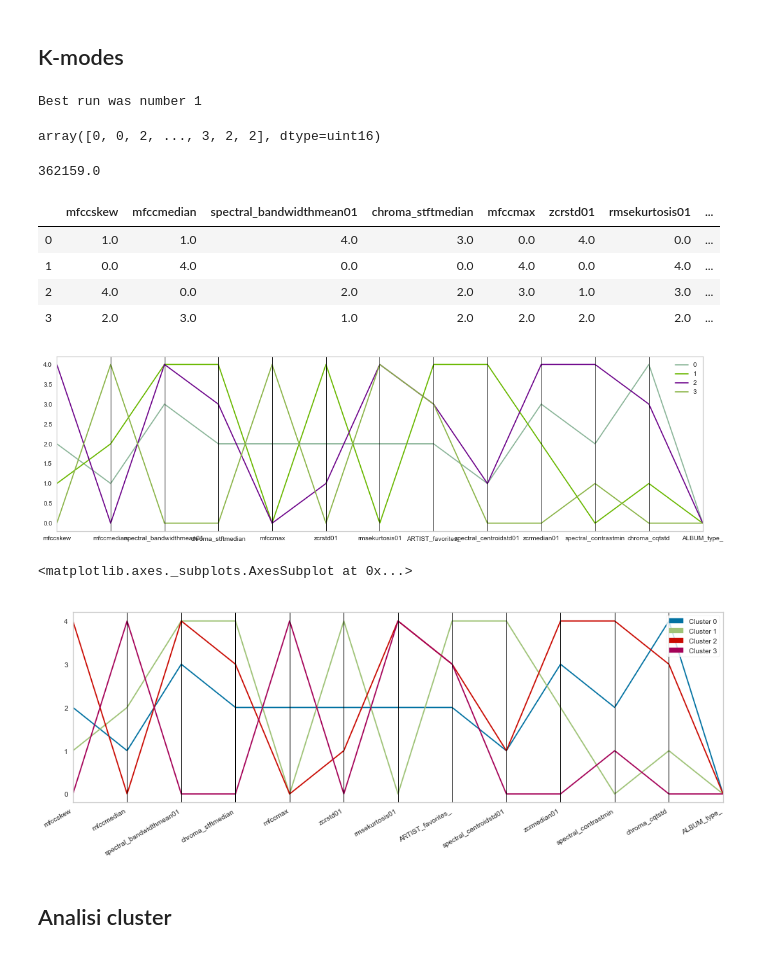
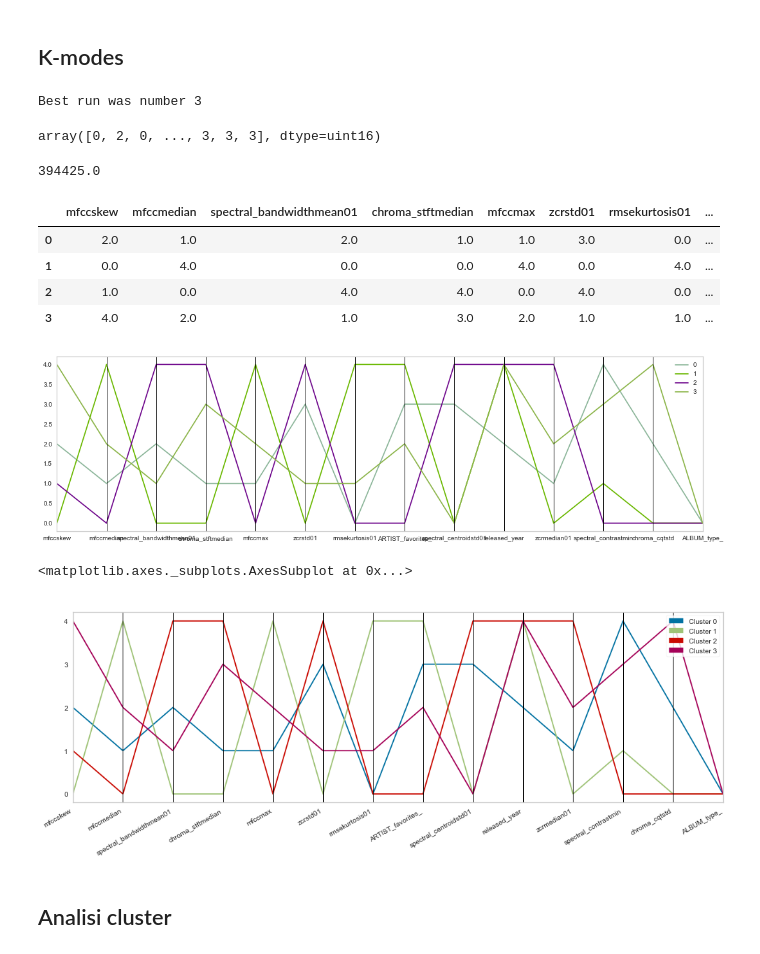
Before and after one commit to cri98li/Data-Mining-2-Project-ts-classification, a Jupyter notebook: Fase 4.3 - Transactional Clustering.ipynb, the cells around one changed output. Cells and saved outputs as stored; diff of their text form; code cells hidden in the pictures.

```diff
--- a/Fase 4.3 - Transactional Clustering.ipynb
+++ b/Fase 4.3 - Transactional Clustering.ipynb
@@ -212,7 +212,7 @@ attributi = [
     "rmsekurtosis01",
     "ARTIST_favorites_",
     "spectral_centroidstd01",
-    #"ALBUM_date_released_year_",
+    "ALBUM_date_released_year_",
     "zcrmedian01",
     "spectral_contrastmin",
     "chroma_cqtstd",
@@ -316,15 +316,15 @@ km = KModes(n_clusters=n_cluster, init='Huang', n_init=5, verbose=1, n_jobs=-1)
 
 clusters = km.fit_predict(X)
 # %% [output]
-Best run was number 1
+Best run was number 3
 # %%
 clusters
 # %% [output]
-array([0, 0, 2, ..., 3, 2, 2], dtype=uint16)
+array([0, 2, 0, ..., 3, 3, 3], dtype=uint16)
 # %%
 km.cost_
 # %% [output]
-362159.0
+394425.0
 # %%
 centroids = km.cluster_centroids_
 # %%
@@ -333,21 +333,22 @@ clusters_df = pd.DataFrame({'mfccskew': centroids[:, 0], 'mfccmedian': centroids
                             'chroma_stftmedian': centroids[:, 3], 'mfccmax': centroids[:, 4],
                             'zcrstd01': centroids[:, 5], 'rmsekurtosis01': centroids[:, 6],
                             'ARTIST_favorites_': centroids[:, 7], 'spectral_centroidstd01': centroids[:,8],
-                            'zcrmedian01': centroids[:, 9],'spectral_contrastmin': centroids[:, 10],
-                            'chroma_cqtstd': centroids[:, 11], 'ALBUM_type_': centroids[:, 12],
+                            'released_year': centroids[:,9],
+                            'zcrmedian01': centroids[:, 10],'spectral_contrastmin': centroids[:, 11],
+                            'chroma_cqtstd': centroids[:, 12], 'ALBUM_type_': centroids[:, 13],
                             'cluster': range(0,n_cluster)})
 clusters_df
 # %% [output]
 |  | mfccskew | mfccmedian | spectral_bandwidthmean01 | chroma_stftmedian | mfccmax | zcrstd01 | rmsekurtosis01 | ... |
-| 0 | 1.0 | 1.0 | 4.0 | 3.0 | 0.0 | 4.0 | 0.0 | ... |
+| 0 | 2.0 | 1.0 | 2.0 | 1.0 | 1.0 | 3.0 | 0.0 | ... |
 | 1 | 0.0 | 4.0 | 0.0 | 0.0 | 4.0 | 0.0 | 4.0 | ... |
-| 2 | 4.0 | 0.0 | 2.0 | 2.0 | 3.0 | 1.0 | 3.0 | ... |
-| 3 | 2.0 | 3.0 | 1.0 | 2.0 | 2.0 | 2.0 | 2.0 | ... |
+| 2 | 1.0 | 0.0 | 4.0 | 4.0 | 0.0 | 4.0 | 0.0 | ... |
+| 3 | 4.0 | 2.0 | 1.0 | 3.0 | 2.0 | 1.0 | 1.0 | ... |
 # %%
 plt.figure(figsize=(18,5))
 pd.plotting.parallel_coordinates(clusters_df, "cluster");
 # %% [output]
-[figure, old version]
+[figure, new version]
 # %%
 from yellowbrick.features.pcoords import parallel_coordinates
 from yellowbrick.features import ParallelCoordinates
@@ -363,35 +364,35 @@ features = [
     "rmsekurtosis01",
     "ARTIST_favorites_",
     "spectral_centroidstd01",
-    #"released_year_",
+    "released_year",
     "zcrmedian01",
     "spectral_contrastmin",
     "chroma_cqtstd",
     "ALBUM_type_"
 ]
 
 classes = []
 
 for i in range(n_cluster):
     classes.append("Cluster "+str(i))
 
 # Instantiate the visualizer
 visualizer = ParallelCoordinates(
     classes=classes, features=features,
     size=(1200, 400), alpha=1,
     title=" "
 )
 
 # Fit and transform the data to the visualizer
 visualizer.fit_transform(clusters_df[features], clusters_df["cluster"])
 visualizer.ax.set_yticks(range(0,n_bins))
 visualizer.fig.autofmt_xdate()
 
 # Finalize the title and axes then display the visualization
 visualizer.show(outpath="cluster_center_kmodes.pdf")
 # %% [output]
 <matplotlib.axes._subplots.AxesSubplot at 0x...>
-[figure, old version]
+[figure, new version]
 # %% [markdown]
 ## Analisi cluster
 # %%
```
Also changed, not shown: parts of 6 cells of this notebook, 2 other files.
